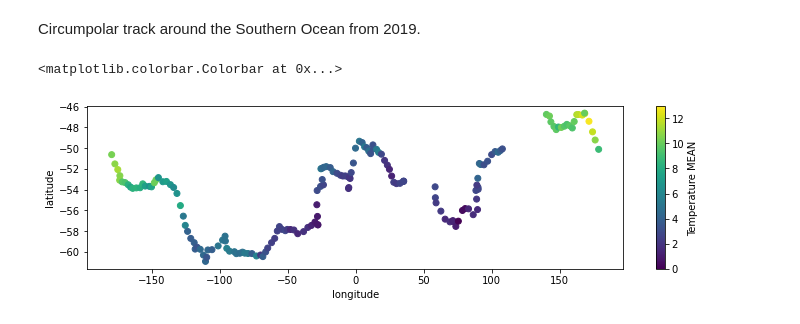
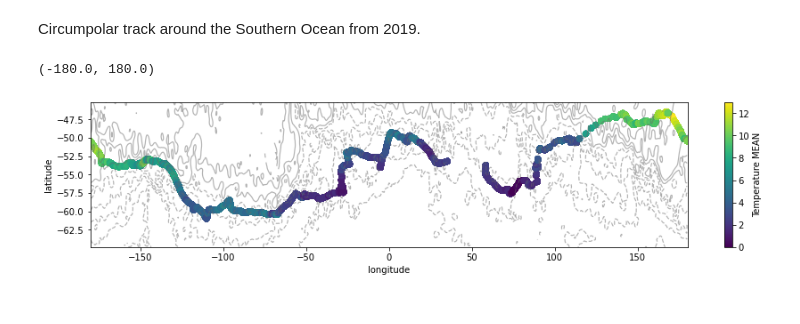
Before and after one commit to oceanhackweek/ohw22-proj-front-finder, a Jupyter notebook: scripts/view_data-MJ.ipynb, the cells around one changed output. Cells and saved outputs as stored; diff of their text form; code cells hidden in the pictures.

```diff
--- a/scripts/view_data-MJ.ipynb
+++ b/scripts/view_data-MJ.ipynb
@@ -60,2 +58,5 @@ def distFromStart(latitude, longitude):
+# %%
+df = df.set_index('time', drop=False)
 # %%
-distance = distFromStart(df.latitude.values, df.longitude.values)
+distance = functions.distFromStart(df.latitude.values, df.longitude.values)
+df['distance_km'] = distance
@@ -64,14 +63,22 @@ df['distance_km'] = distance
+# %%
+mean_sea_level = adt.mean(dim = 'time')
+# %%
+adt_levels = np.arange(-1.5,1,0.25)
 # %%
-fig, ax = plt.subplots(figsize = (12,3))
+fig, ax = plt.subplots(figsize = (15,3))
 plt.scatter(df.longitude, df.latitude, c = df.TEMP_CTD_RBR_MEAN, vmin = 0, vmax = 13)
+
+CS = mean_sea_level.plot.contour(colors = 'dimgrey', alpha = 0.5, linewidths = 1.2, levels = adt_levels)
 plt.xlabel('longitude')
 plt.ylabel('latitude')
 plt.colorbar(label = 'Temperature MEAN')
 
-# TO DO: add ADT contours and plot trajectory of saildrone on a map
+plt.xlim(-180,180)
+
+# TO DO: bin the ADT values into longitude (and time) bins so that the ADT contours on the map show the mean ADT during that part of the saildrone trajectory
 # %% [output]
-<matplotlib.colorbar.Colorbar at 0x...>
+(-180.0, 180.0)
-[figure, old version]
+[figure, new version]
 # %%
 # Some timeseries plots to have a look at the data
 x = df.time
```
Also changed, not shown: parts of 23 cells of this notebook.
